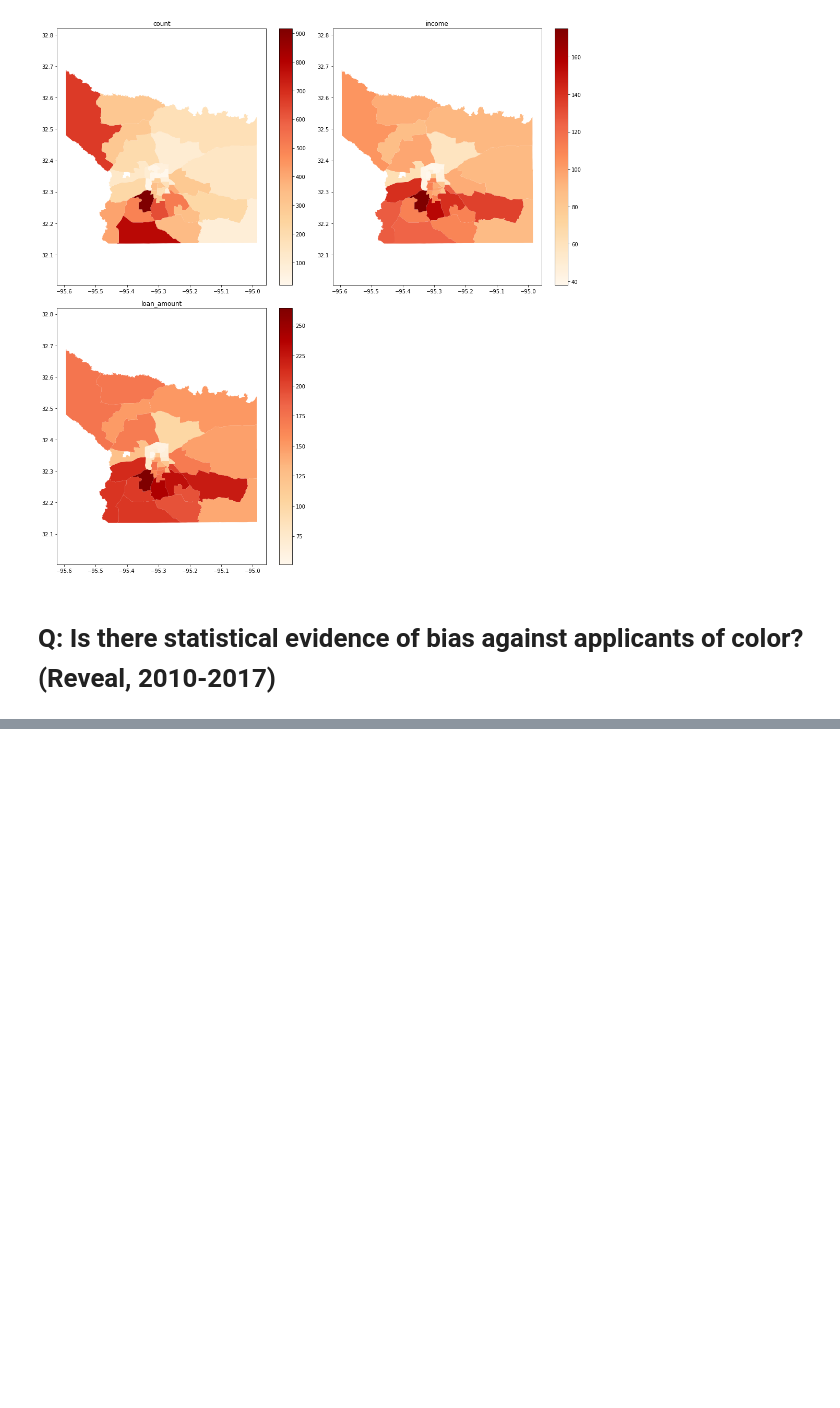
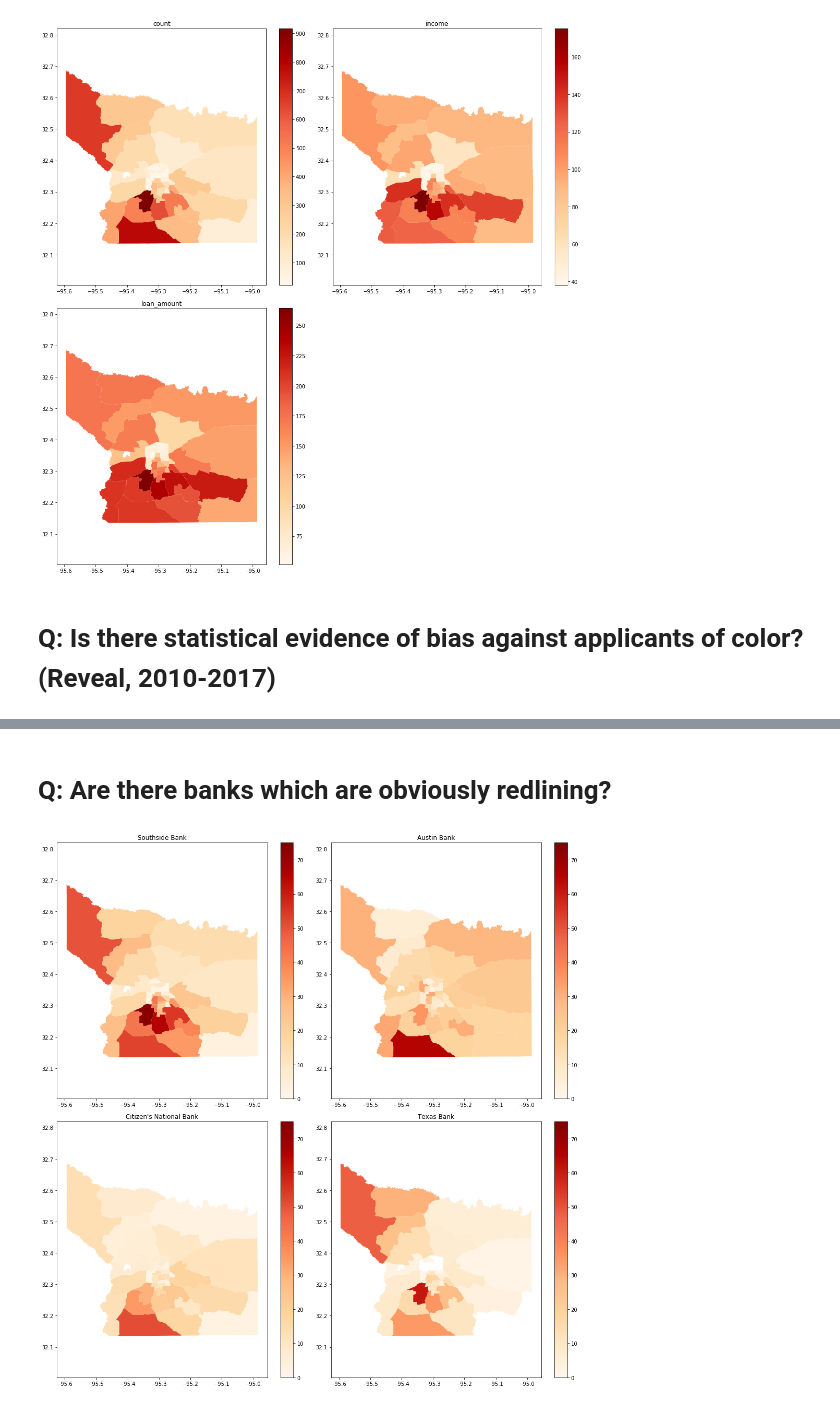
Before and after one commit to thetylerloop/tyler-home-loans, a Jupyter notebook: Home Loans (HMDA) Analysis.ipynb, the cells around one changed output, grey strips where cells are left out. Cells and saved outputs as stored; diff of their text form; code cells hidden in the pictures; blank space fills up the shorter version.

```diff
--- a/Home Loans (HMDA) Analysis.ipynb
+++ b/Home Loans (HMDA) Analysis.ipynb
@@ -512,0 +521,39 @@ Logit Regression Results
+# %% [markdown]
+# Q: Are there banks which are obviously redlining?
+# %%
+data = filtered_hmda[filtered_hmda['as_of_year'] >= 2010]
+
+data = data.groupby(['respondent_id', 'census_tract_number_string'], as_index=False).agg({
+    'state_name': 'count'
+})
+
+data = tract_geos.merge(data, how='right', left_on='TRACTCE', right_on='census_tract_number_string')
+
+banks = data.groupby('respondent_id')
+
+plt.figure(figsize=(15, 15))
+
+ax = plt.subplot(2, 2, 1)
+banks.get_group('0000018297').plot(column='state_name', ax=ax, cmap='OrRd', legend=True, vmin=0, vmax=75)
+ax.set_title('Southside Bank')
+ax.set_aspect('equal', adjustable='datalim')
+
+ax = plt.subplot(2, 2, 2)
+banks.get_group('0000005581').plot(column='state_name', ax=ax, cmap='OrRd', legend=True, vmin=0, vmax=75)
+ax.set_title('Austin Bank')
+ax.set_aspect('equal', adjustable='datalim')
+
+ax = plt.subplot(2, 2, 3)
+banks.get_group('0000013443').plot(column='state_name', ax=ax, cmap='OrRd', legend=True, vmin=0, vmax=75)
+ax.set_title('Citizen\'s National Bank')
+ax.set_aspect('equal', adjustable='datalim')
+
+ax = plt.subplot(2, 2, 4)
+banks.get_group('0000017842').plot(column='state_name', ax=ax, cmap='OrRd', legend=True, vmin=0, vmax=75)
+ax.set_title('Texas Bank')
+ax.set_aspect('equal', adjustable='datalim')
+
+plt.tight_layout()
+plt.show()
+# %% [output]
+[figure, added]
```
Also changed, not shown: parts of 10 cells of this notebook.
